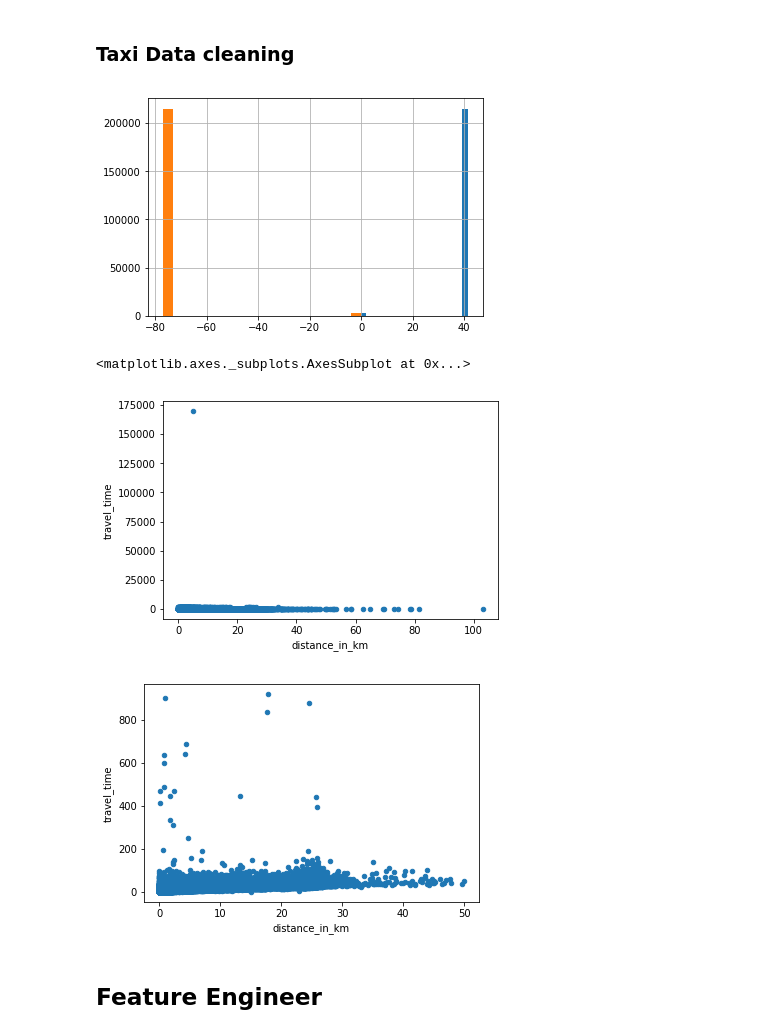
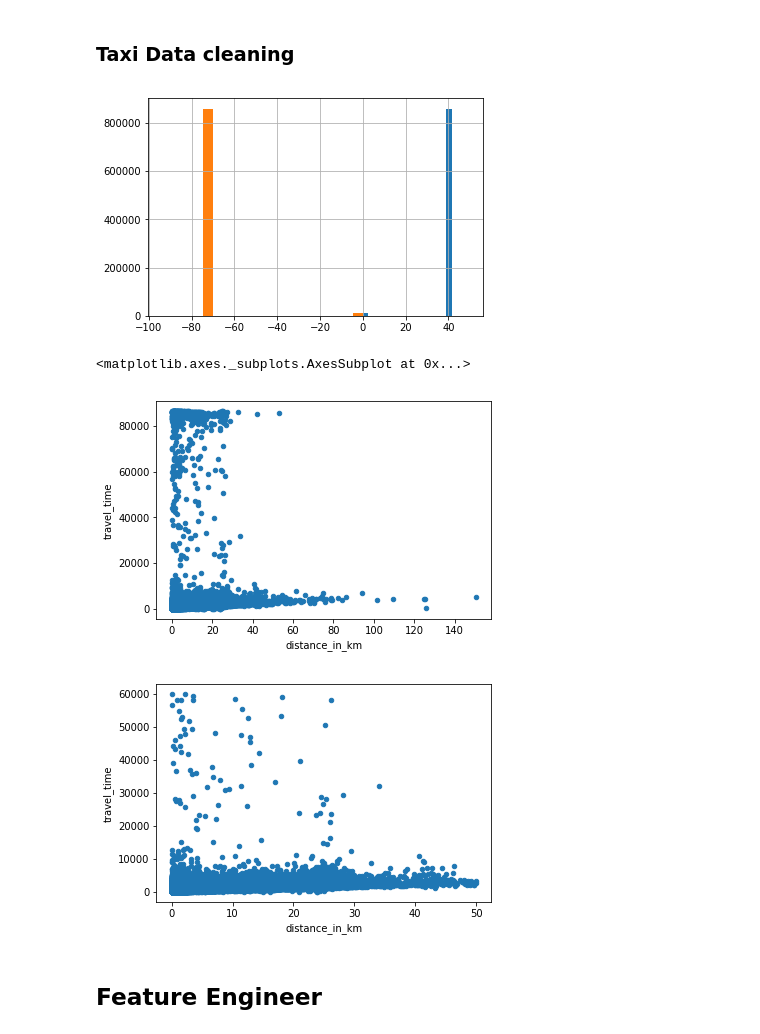
Before and after one commit to Jay4869/NYC-Taxi-FHV-Project, a Jupyter notebook: sample of project.ipynb, the cells around one changed output. Saved outputs shown, nothing was run; the diff lists cells and outputs as text; code cells hidden in the pictures.

```diff
--- a/sample of project.ipynb
+++ b/sample of project.ipynb
@@ -83,7 +76,7 @@ JOIN
  select cast(mo as int64) as month,cast(da as int64) as day,temp,visib,mxpsd,wdsp,gust,max,min,prcp,sndp,fog,rain_drizzle,snow_ice_pellets,hail,thunder
  from `bigquery-public-data.noaa_gsod.gsod2016` where stn='725053'
 ) y on x.month_of_year = y.month and x.day_of_year = y.day
-where x.row_number <= 50
+where x.row_number <= 200
 """
 )
 data=pd.io.gbq.read_gbq(query,dialect='standard')
@@ -98,7 +91,7 @@ Time taken by above cell is 1.3031768957773844.
 data["weekday"] = data['pickup_datetime'].dt.dayofweek
 
 # create travel time
-data['travel_time'] = round(data['travel_time']/60, 2)
+data['travel_time'] = round(data['travel_time'], 2)
 
 # create holiday
 us_holidays = holidays.UnitedStates()
@@ -189,18 +180,18 @@ data = data[(data['pickup_longitude'] >= -79.7624) & (data['pickup_longitude'] <
 data = data[(data['dropoff_longitude'] >= -79.7624) & (data['dropoff_longitude'] <= -71.7517) &
                     (data['dropoff_latitude'] >= 40.4772) & (data['dropoff_latitude'] <= 45.0153)]
 # %% [output]
-[figure, old version]
+[figure, new version]
 # %%
 # remove duration is over 1000 mins, and distance is far away 50 km
 data.plot(x='distance_in_km',y='travel_time',kind='scatter')
 
-data = data[(data['travel_time']>0) & (data['distance_in_km']<50)  & (data['travel_time']<1000)]
+data = data[(data['travel_time']>0) & (data['distance_in_km']<50)  & (data['travel_time']<60000)]
 
 data.plot(x='distance_in_km',y='travel_time',kind='scatter')
 # %% [output]
 <matplotlib.axes._subplots.AxesSubplot at 0x...>
-[figure, old version]
+[figure, new version]
-[figure, old version]
+[figure, new version]
 # %% [markdown]
 ## Feature Engineer
 # %% [markdown]
```
Also changed, not shown: parts of 28 cells of this notebook.
